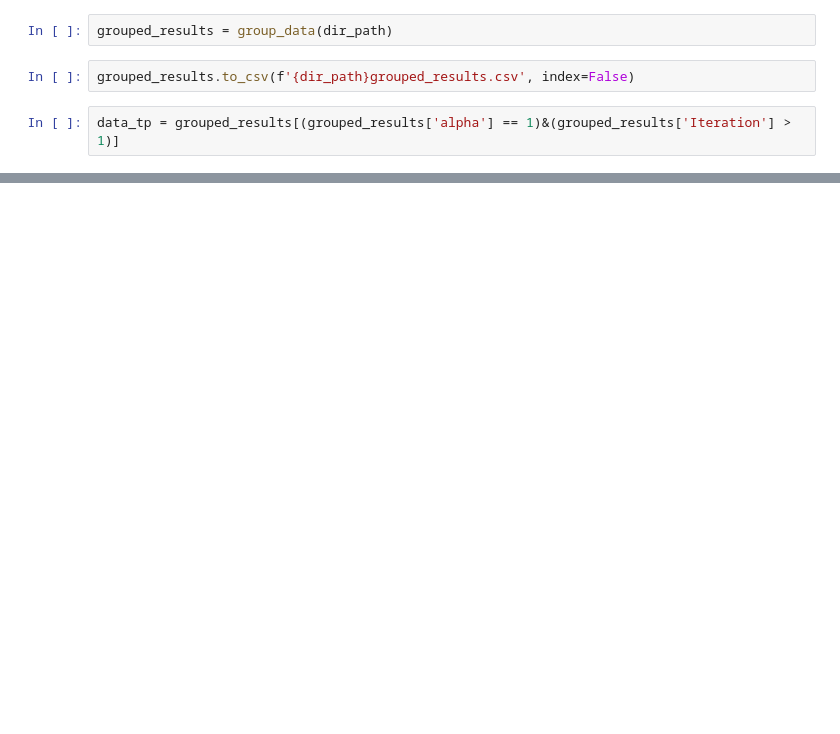
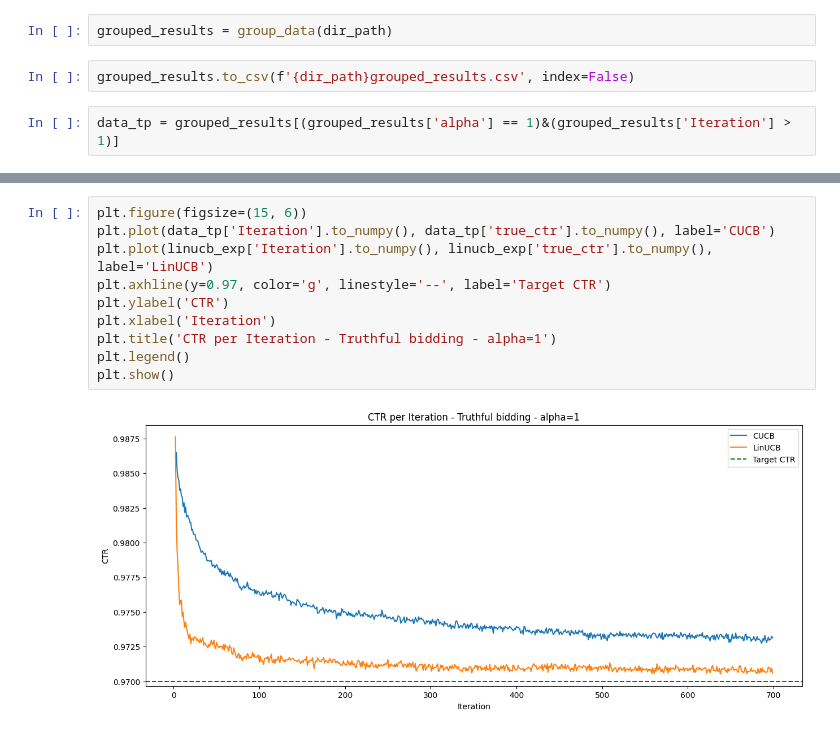
Before and after one commit to GiovanniChiurco/auction-gym, a Jupyter notebook: notebooks/group_results.ipynb, the cells around one changed output, grey strips where cells are left out. Saved outputs shown, nothing was run; the diff lists cells and outputs as text; blank space fills up the shorter version.

```diff
--- a/notebooks/group_results.ipynb
+++ b/notebooks/group_results.ipynb
@@ -64,0 +89,12 @@ plt.show()
+# %%
+plt.figure(figsize=(15, 6))
+plt.plot(data_tp['Iteration'].to_numpy(), data_tp['true_ctr'].to_numpy(), label='CUCB')
+plt.plot(linucb_exp['Iteration'].to_numpy(), linucb_exp['true_ctr'].to_numpy(), label='LinUCB')
+plt.axhline(y=0.97, color='g', linestyle='--', label='Target CTR')
+plt.ylabel('CTR')
+plt.xlabel('Iteration')
+plt.title('CTR per Iteration - Truthful bidding - alpha=1')
+plt.legend()
+plt.show()
+# %% [output]
+[figure, added]
```
Also changed, not shown: parts of 5 cells of this notebook, 12 other files.
